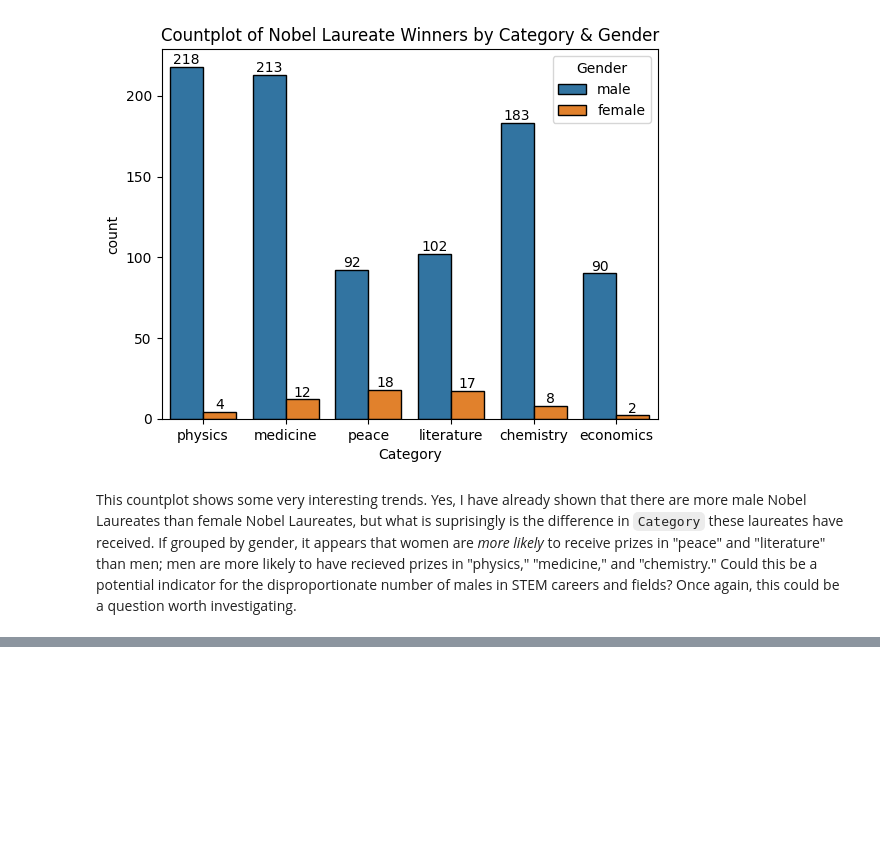
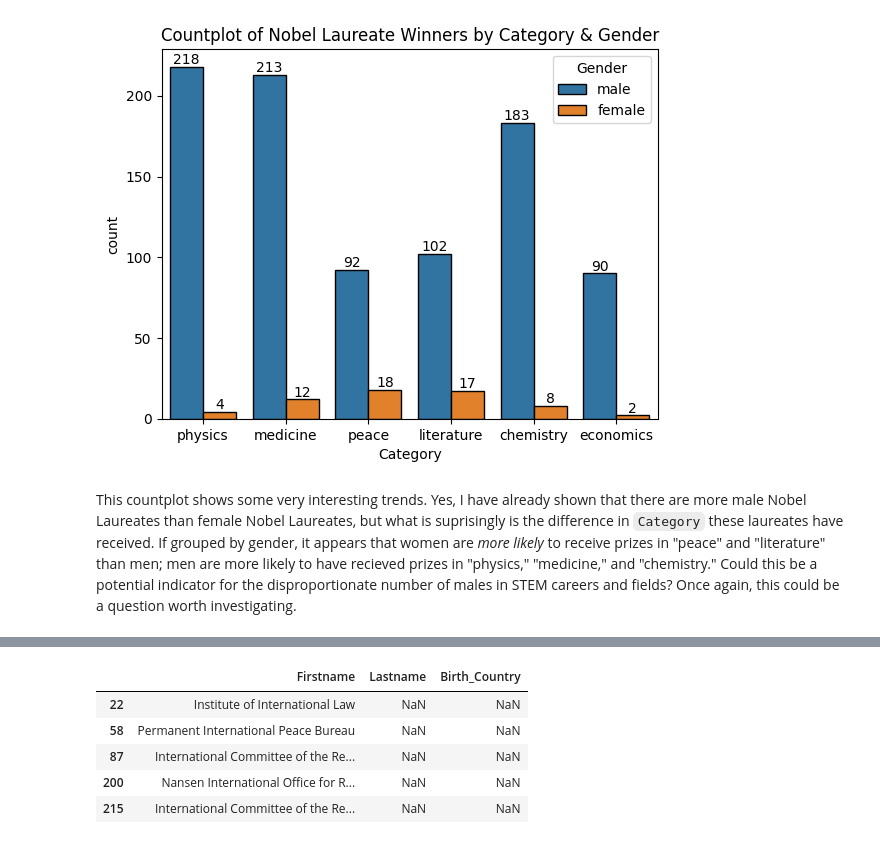
Before and after one commit to dnhuang/kaggle-projects, a Jupyter notebook: nobel-laureates/eda_and_preprocessing.ipynb, the cells around one changed output, grey strips where cells are left out. Cells and saved outputs as stored; diff of their text form; code cells hidden in the pictures; blank space fills up the shorter version.

```diff
--- a/nobel-laureates/eda_and_preprocessing.ipynb
+++ b/nobel-laureates/eda_and_preprocessing.ipynb
@@ -204,0 +221,10 @@ This countplot shows some very interesting trends. Yes, I have already shown tha
+# %%
+# Checking for null values in 'Birth_Country' column
+nobel_df[nobel_df['Birth_Country'].isna()].head()[['Firstname', 'Lastname', 'Birth_Country']]
+# %% [output]
+|  | Firstname | Lastname | Birth_Country |
+| 22 | Institute of International Law | NaN | NaN |
+| 58 | Permanent International Peace Bureau | NaN | NaN |
+| 87 | International Committee of the Re... | NaN | NaN |
+| 200 | Nansen International Office for R... | NaN | NaN |
+| 215 | International Committee of the Re... | NaN | NaN |
```
Also changed, not shown: parts of 30 cells of this notebook.
